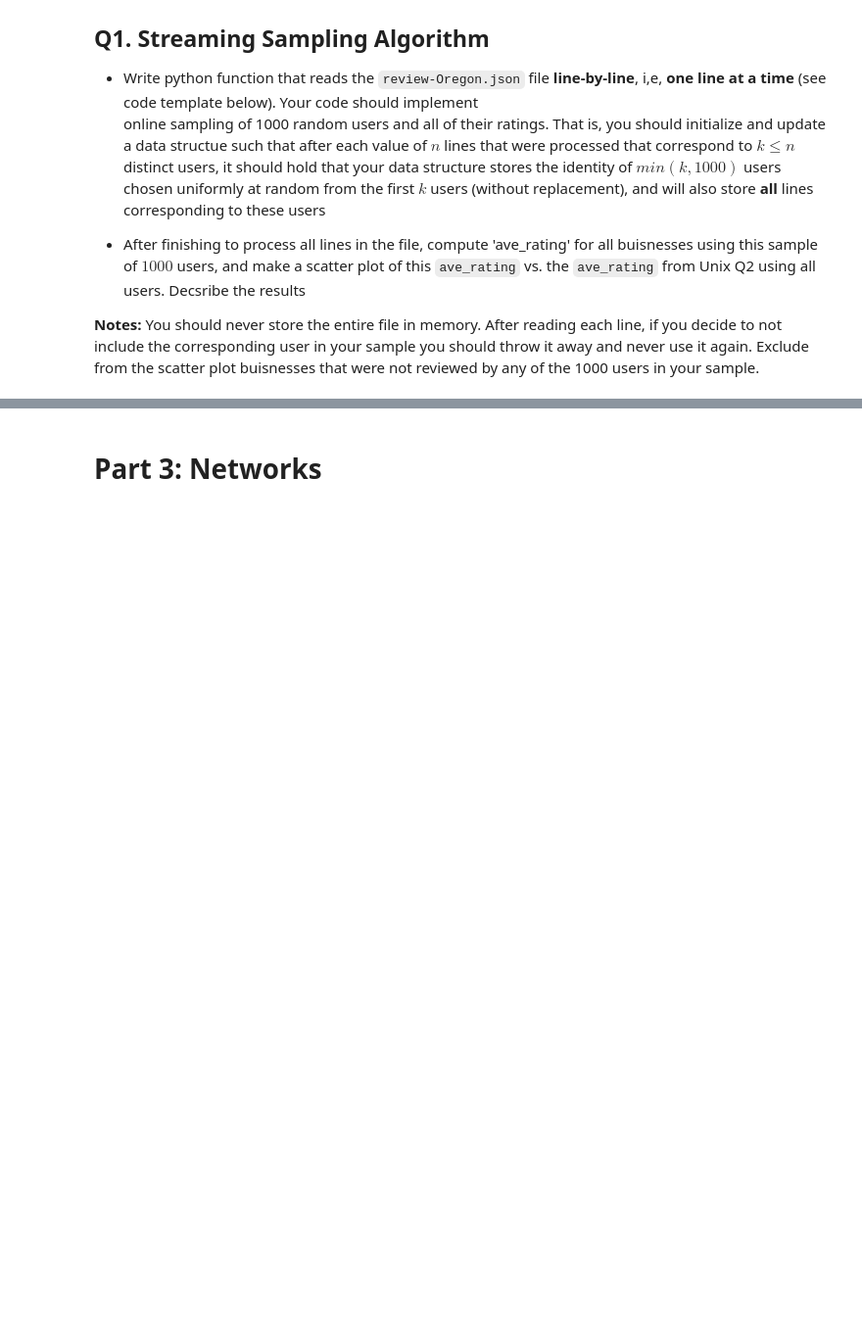
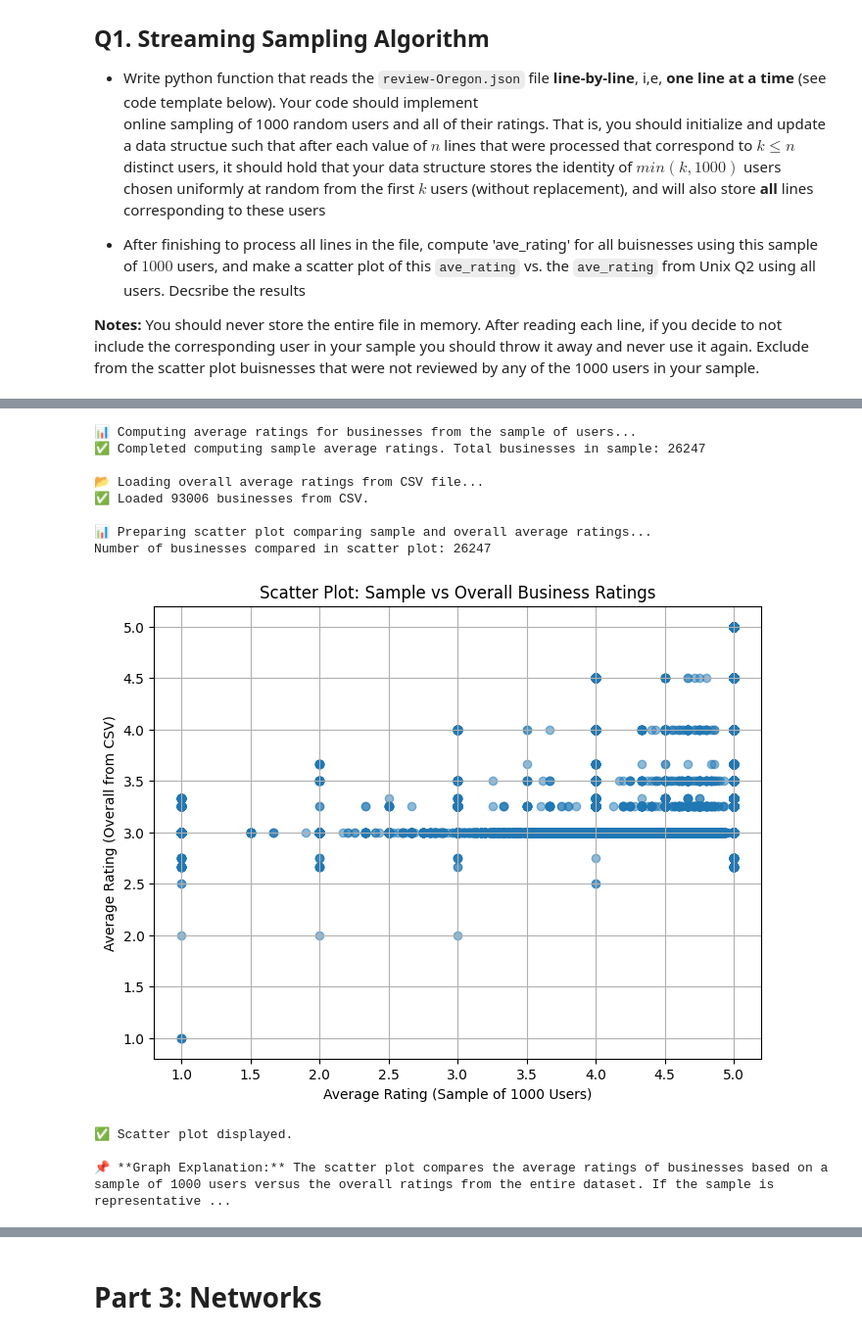
Before and after one commit to NathanP23/Big-Data-Mining-52002, a Jupyter notebook: Final/HomeExam_52002_2024_25_[ID]_NetworksStreamingUnix.ipynb, the cells around one changed output, grey strips where cells are left out. Shown at 98% size. Cells and saved outputs as stored; diff of their text form; code cells hidden in the pictures; blank space fills up the shorter version.

Commit message:
advanced, part 3

```diff
--- a/Final/HomeExam_52002_2024_25_[ID]_NetworksStreamingUnix.ipynb
+++ b/Final/HomeExam_52002_2024_25_[ID]_NetworksStreamingUnix.ipynb
@@ -587 +584,69 @@ sampled_users = online_user_sampling(file_path)
+# %%
+
+# ------------------------------
+# Part 2: Compute Average Ratings from the Sample
+# ------------------------------
+
+print("📊 Computing average ratings for businesses from the sample of users...")
+sample_business_ratings = {}
+
+for reviews in sample_users.values():
+    for review in reviews:
+        biz_id = review['gmap_id']
+        rating = review['rating']
+        if biz_id in sample_business_ratings:
+            sample_business_ratings[biz_id]['sum'] += rating
+            sample_business_ratings[biz_id]['count'] += 1
+        else:
+            sample_business_ratings[biz_id] = {'sum': rating, 'count': 1}
+
+sample_business_avg = {biz_id: stats['sum'] / stats['count'] for biz_id, stats in sample_business_ratings.items()}
+print(f"✅ Completed computing sample average ratings. Total businesses in sample: {len(sample_business_avg)}\n")
+
+# ------------------------------
+# Part 3: Load Overall Business Ratings from CSV
+# ------------------------------
+
+print("📂 Loading overall average ratings from CSV file...")
+overall_df = pd.read_csv(csv_path)
+overall_business_avg = dict(zip(overall_df['gmap_id'], overall_df['avg_rating']))
+print(f"✅ Loaded {len(overall_business_avg)} businesses from CSV.\n")
+
+# ------------------------------
+# Part 4: Scatter Plot Comparison
+# ------------------------------
+
+print("📊 Preparing scatter plot comparing sample and overall average ratings...")
+
+x_vals, y_vals = [], []
+for biz_id, sample_avg in sample_business_avg.items():
+    if biz_id in overall_business_avg:
+        x_vals.append(sample_avg)
+        y_vals.append(overall_business_avg[biz_id])
+
+print(f"Number of businesses compared in scatter plot: {len(x_vals)}\n")
+
+plt.figure(figsize=(8, 6))
+plt.scatter(x_vals, y_vals, alpha=0.5)
+plt.xlabel('Average Rating (Sample of 1000 Users)')
+plt.ylabel('Average Rating (Overall from CSV)')
+plt.title('Scatter Plot: Sample vs Overall Business Ratings')
+plt.grid(True)
+plt.show()
+
+print("✅ Scatter plot displayed.\n")
+print("📌 **Graph Explanation:** The scatter plot compares the average ratings of businesses based on a sample of 1000 users versus the overall ratings from the entire dataset. If the sample is representative, points should align along the diagonal (y = x). Deviations indicate differences in sampled user behavior compared to the full dataset.")
+# %% [output]
+📊 Computing average ratings for businesses from the sample of users...
+✅ Completed computing sample average ratings. Total businesses in sample: 26247
+
+📂 Loading overall average ratings from CSV file...
+✅ Loaded 93006 businesses from CSV.
+
+📊 Preparing scatter plot comparing sample and overall average ratings...
+Number of businesses compared in scatter plot: 26247
+[figure, added]
+✅ Scatter plot displayed.
+
+📌 **Graph Explanation:** The scatter plot compares the average ratings of businesses based on a sample of 1000 users versus the overall ratings from the entire dataset. If the sample is representative ...
 # %%
```
Also changed, not shown: parts of 7 cells of this notebook, 1 other file.
